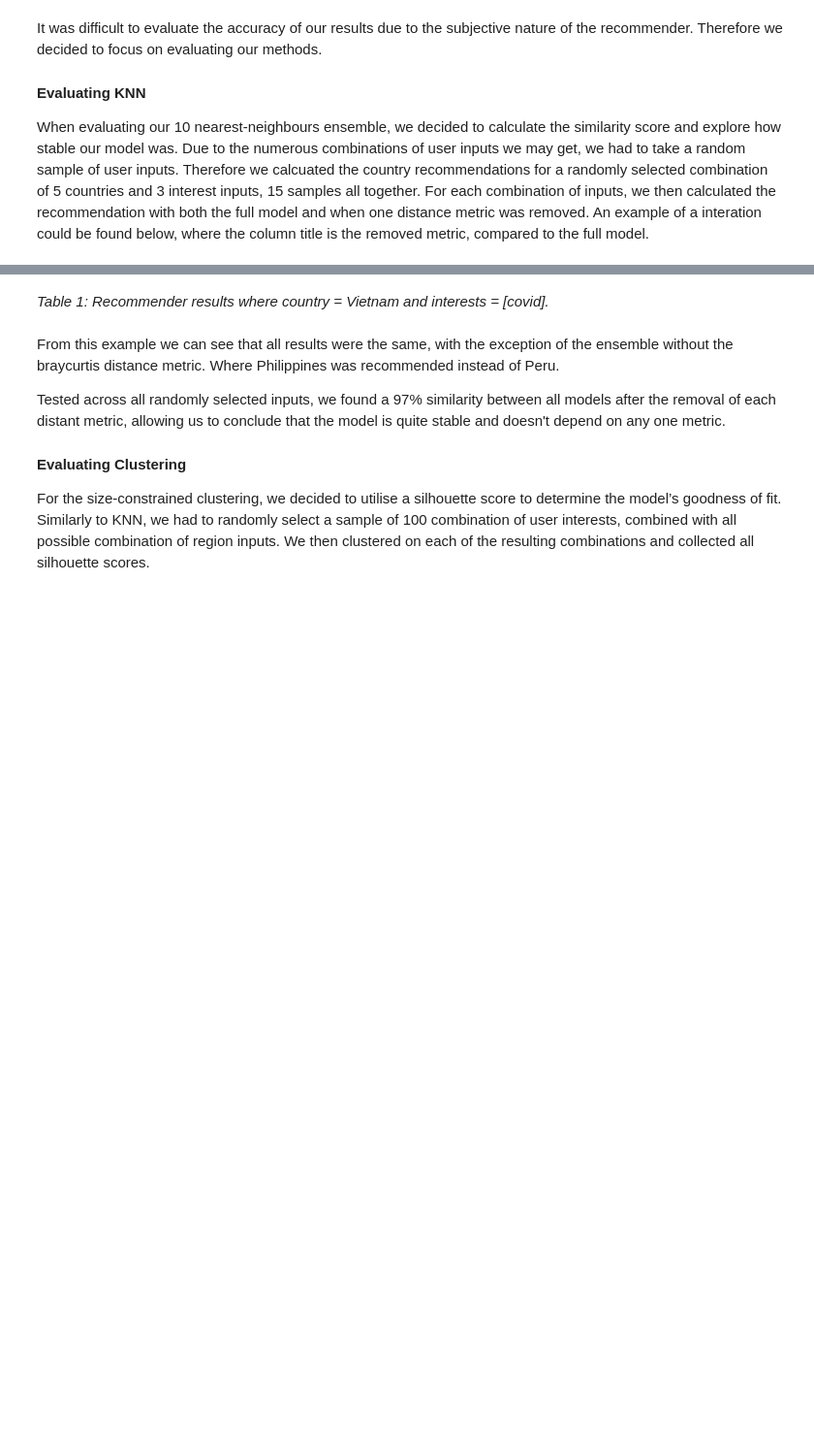
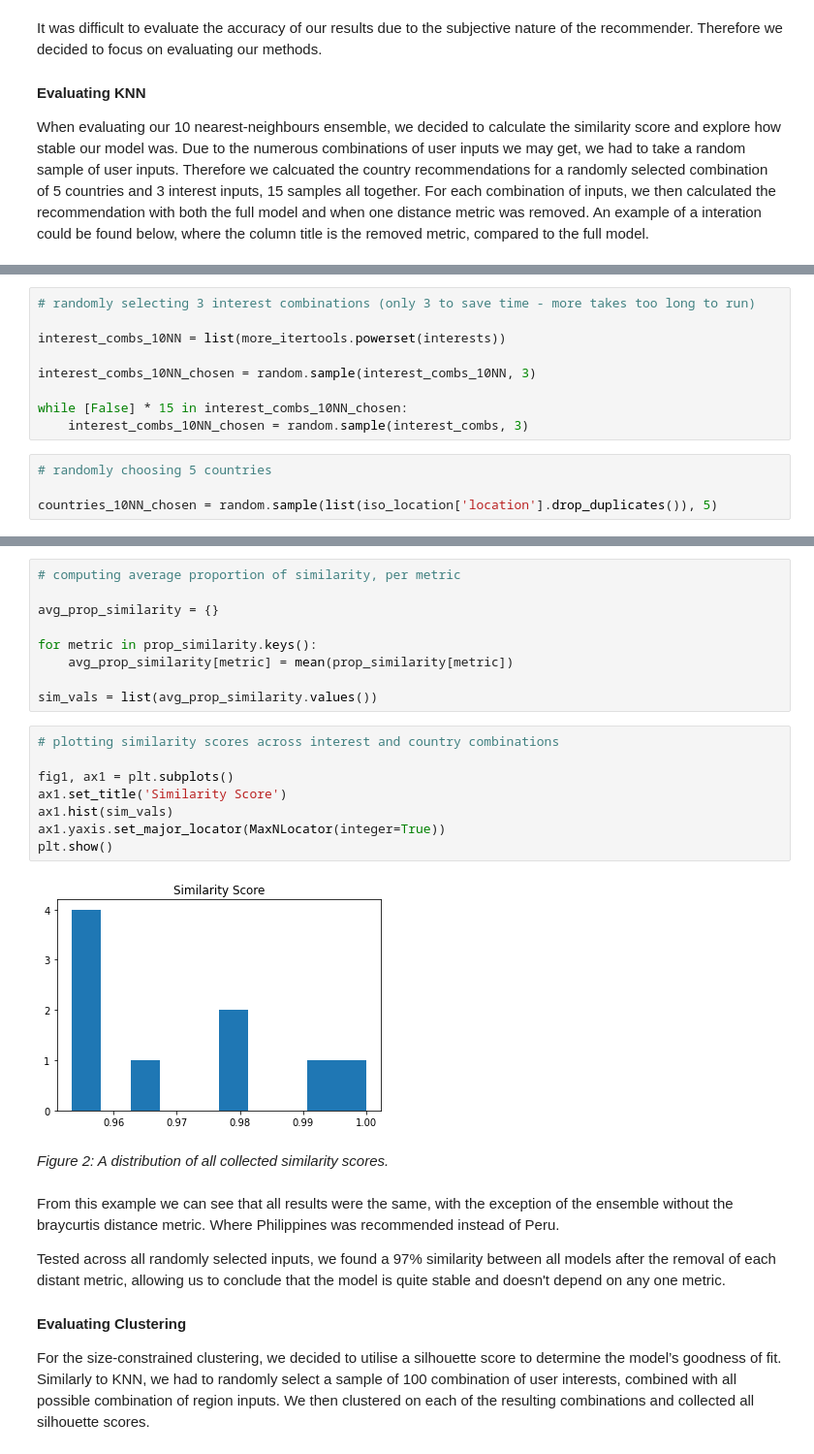
Before and after one commit to serenawatson/data3888, a Jupyter notebook: Report.ipynb, the cells around one changed output, grey strips where cells are left out. Shown at 97% size. Cells and saved outputs as stored; diff of their text form; blank space fills up the shorter version.

```diff
--- a/Report.ipynb
+++ b/Report.ipynb
@@ -199,0 +157,13 @@ r
+# %%
+# randomly selecting 3 interest combinations (only 3 to save time - more takes too long to run)
+
+interest_combs_10NN = list(more_itertools.powerset(interests))
+
+interest_combs_10NN_chosen = random.sample(interest_combs_10NN, 3)
+
+while [False] * 15 in interest_combs_10NN_chosen:
+    interest_combs_10NN_chosen = random.sample(interest_combs, 3)
+# %%
+# randomly choosing 5 countries
+
+countries_10NN_chosen = random.sample(list(iso_location['location'].drop_duplicates()), 5)
@@ -200,5 +220,24 @@ r
+# %%
+# computing average proportion of similarity, per metric
+
+avg_prop_similarity = {}
+
+for metric in prop_similarity.keys():
+    avg_prop_similarity[metric] = mean(prop_similarity[metric])
+
+sim_vals = list(avg_prop_similarity.values())
+# %%
+# plotting similarity scores across interest and country combinations
+
+fig1, ax1 = plt.subplots()
+ax1.set_title('Similarity Score')
+ax1.hist(sim_vals)
+ax1.yaxis.set_major_locator(MaxNLocator(integer=True))
+plt.show()
+# %% [output]
+[figure, added]
 # %% [markdown]
-_Table 1: Recommender results where country = Vietnam and interests = \[covid\]._
+_Figure 2: A distribution of all collected similarity scores._
 # %% [markdown]
 From this example we can see that all results were the same, with the exception of the ensemble without the braycurtis distance metric. Where Philippines was recommended instead of Peru.
 
```
Also changed, not shown: parts of 8 cells of this notebook, 1 other file.
